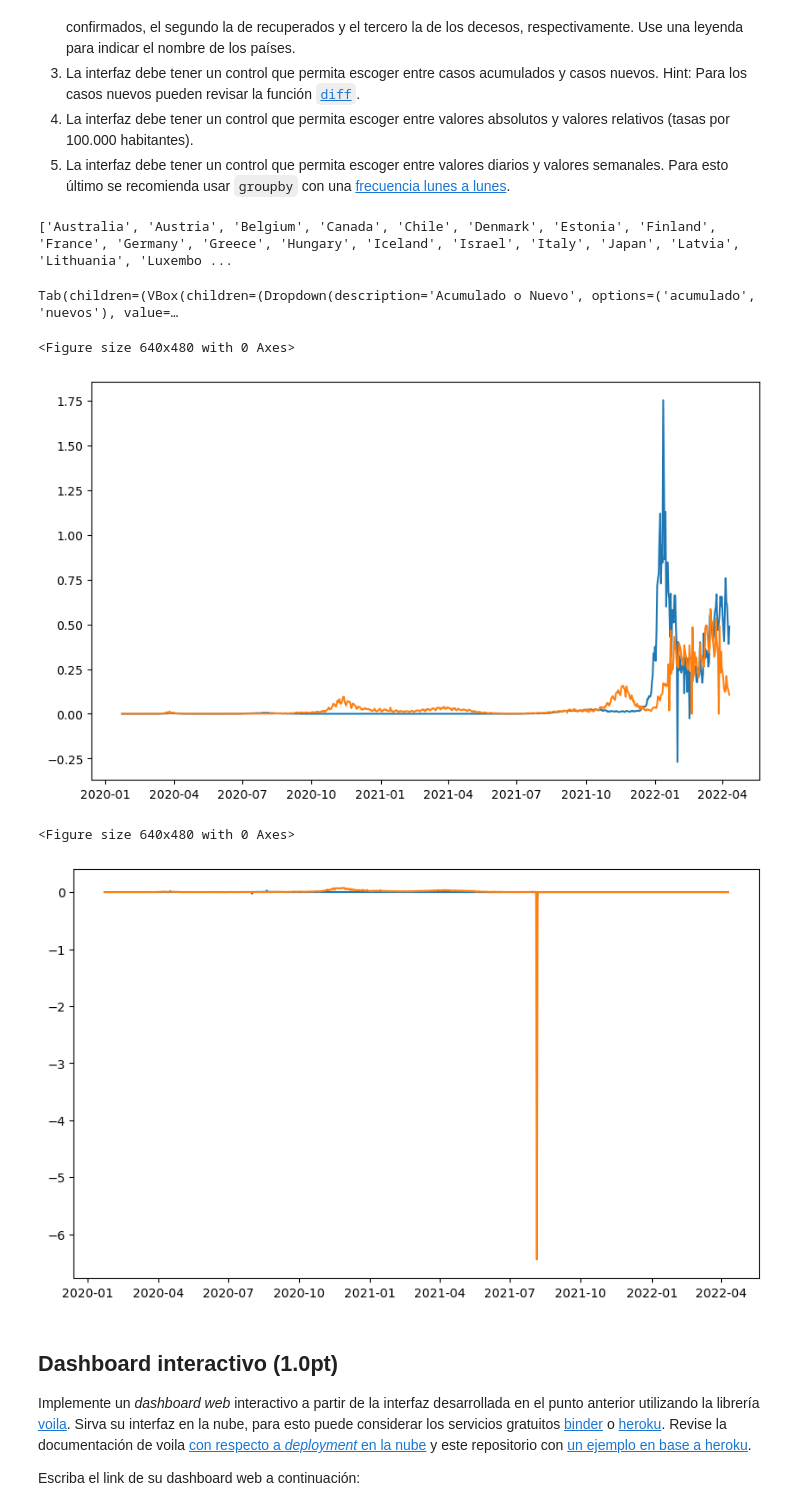
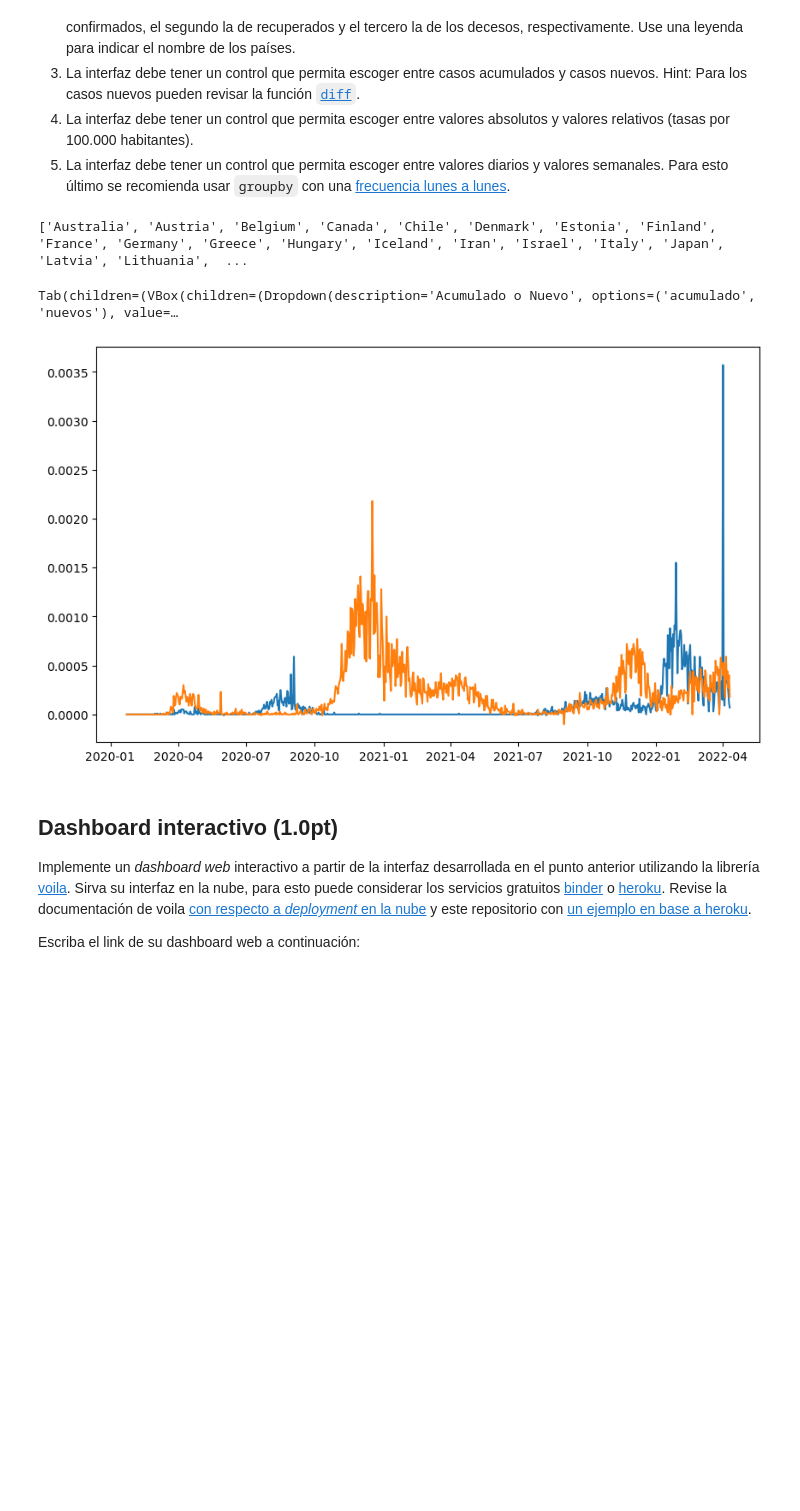
Before and after one commit to phuijse-classroom/info147-tarea-unidad1-lentejascontomate, a Jupyter notebook: enunciado.ipynb, the cells around one changed output. Saved outputs shown, nothing was run; the diff lists cells and outputs as text; code cells hidden in the pictures; blank space fills up the shorter version.

```diff
--- a/enunciado.ipynb
+++ b/enunciado.ipynb
@@ -310,6 +310,6 @@ Zambia                   1
 Zimbabwe                 1
 Name: 2020-04-02 00:00:00, Length: 284, dtype: int64
 # %%
-df_m = df_m.groupby("Country/Region")[df_m.columns].sum()
+df_m = df_m.groupby("Country/Region")[df_m.columns[1:]].sum()
 df_m.head()
 # %% [output]
@@ -591,6 +591,7 @@ df_enero.head()
 | Angola | 8.102827 | 40.095737 | Africa | orange |
 # %%
 # Obtener los códigos alpha-2 de los países
+%matplotlib ipympl
 country_codes = {}
 for country in df_enero.index:
     try:
@@ -600,7 +601,7 @@ for country in df_enero.index:
         print(f"No se encontró el país {country} en la base de datos.")
 
 # Crear el gráfico
-fig, ax = plt.subplots(figsize=(20, 20))
+fig, ax = plt.subplots(figsize=(10, 10))
 pais="Chile"
 pais_size=300
 # Resto de los países
@@ -684,6 +685,7 @@ Zimbabwe       0.321327
 Length: 180, dtype: float64
 # %%
 # Obtener los códigos alpha-2 de los países
+%matplotlib ipympl
 country_codes = {}
 for country in df_enero.index:
     try:
@@ -693,16 +695,16 @@ for country in df_enero.index:
         print(f"No se encontró el país {country} en la base de datos.")
 
 # Crear el gráfico
-fig, ax = plt.subplots(figsize=(20, 20))
+fig, ax = plt.subplots(figsize=(10, 10))
 pais="Chile"
 pais_size=300
-# Resto de los países
+# grafico resto de los países
 mask_resto = df_enero.index != pais
 df_resto = df_enero[mask_resto]
 ax.scatter(df_resto["tasa_2021"], df_resto["tasa_2022"],
            c=df_resto["color"], alpha=0.4)
 
-# País de interés
+#grafico chile
 mask_pais = df_enero.index == pais
 df_pais = df_enero[mask_pais]
 ax.scatter(df_pais["tasa_2021"], df_pais["tasa_2022"],
@@ -766,11 +768,14 @@ df_merged
 df_rec_merged
 df_m_merged
 import ipywidgets as widgets
+from IPython.display import clear_output
 def graficar_casos_confirmados(pais1, pais2,tipo2,tipo3):
+
     plt.figure(figsize=(10, 6))
     #if(tipo1=="Casos Confirmados"):
     if(tipo3=="relativo"):
         if(tipo2=="acumulado"):
+
             plt.plot(df_merged.loc[pais1][:-1].diff()/100000, label=pais1)
             plt.plot(df_merged.loc[pais2][:-1].diff()/100000, label=pais2)
         else:
@@ -785,6 +790,7 @@ def graficar_casos_confirmados(pais1, pais2,tipo2,tipo3):
             plt.plot(df_merged.loc[pais2][:-1], label=pais2)
 
 def graficar_personas_recuperadas(pais1, pais2,tipo2,tipo3):
+
     plt.figure(figsize=(10, 6))
     #elif(tipo1=="Personas Recuperadas"):
     if(tipo3=="relativo"):
@@ -803,6 +809,7 @@ def graficar_personas_recuperadas(pais1, pais2,tipo2,tipo3):
             plt.plot(df_rec_merged.loc[pais2][:-1], label=pais2)
 
 def graficar_cantidad_descesos(pais1, pais2,tipo2,tipo3):
+
     plt.figure(figsize=(10, 6))
     #elif(tipo1=="Cantidad de descesos"):
     if(tipo3=="relativo"):
@@ -838,6 +845,7 @@ for pais in paises:
     except:
         pass
 paises_ocde.append("Iran")
+paises_ocde.sort()
 print(paises_ocde)
 relativo_absoluto=["relativo","absoluto"]
 tipo_codigo=["acumulado","nuevos"]
@@ -846,42 +854,36 @@ tipo_codigo=["acumulado","nuevos"]
 tipo_codigos_widgets=widgets.Dropdown(options=tipo_codigo,value=tipo_codigo[0],description="Acumulado o Nuevo")
 relativo_absoluto_widgets=widgets.Dropdown(options=relativo_absoluto,value=relativo_absoluto[0],description="Relativo o Absoluto")
 pais1_widget = widgets.Dropdown(options=paises_ocde, value=paises_ocde[0], description='País 1:')
 pais2_widget = widgets.Dropdown(options=paises_ocde, value=paises_ocde[1], description='País 2:')
 #widgets.interact(graficar_paises,pais1=pais1_widget,pais2=pais2_widget,tipo1=codigos_graficos_widget,tipo2=tipo_codigos_widgets,tipo3=relativo_absoluto_widgets)
 
 def on_button_clicked(b):
+    if (tab.selected_index == 0):
 
-    if (tab.selected_index == 0):
-        plt.clf()
         graficar_casos_confirmados(pais1_widget.value, pais2_widget.value, tipo_codigos_widgets.value, relativo_absoluto_widgets.value)
     elif(tab.selected_index == 1):
-        plt.clf()
         graficar_personas_recuperadas(pais1_widget.value, pais2_widget.value, tipo_codigos_widgets.value, relativo_absoluto_widgets.value)
     elif(tab.selected_index == 2):
-        plt.clf()
         graficar_cantidad_descesos(pais1_widget.value, pais2_widget.value, tipo_codigos_widgets.value, relativo_absoluto_widgets.value)
 
 button = widgets.Button(description='Graficar')
 button.on_click(on_button_clicked)
 tab=widgets.Tab()
 tab1 = widgets.VBox(children=[tipo_codigos_widgets, relativo_absoluto_widgets, pais1_widget, pais2_widget, button])
 tab2 = widgets.VBox(children=[tipo_codigos_widgets, relativo_absoluto_widgets, pais1_widget, pais2_widget, button])
 tab3 = widgets.VBox(children=[tipo_codigos_widgets, relativo_absoluto_widgets, pais1_widget, pais2_widget, button])
 tab.children = [tab1, tab2, tab3]
 tab.set_title(0, 'Casos Confirmados')
 tab.set_title(1, 'Personas Recuperadas')
 tab.set_title(2, 'Cantidad de descesos')
 
 
 
 display(tab)
 # %% [output]
-['Australia', 'Austria', 'Belgium', 'Canada', 'Chile', 'Denmark', 'Estonia', 'Finland', 'France', 'Germany', 'Greece', 'Hungary', 'Iceland', 'Israel', 'Italy', 'Japan', 'Latvia', 'Lithuania', 'Luxembo ...
+['Australia', 'Austria', 'Belgium', 'Canada', 'Chile', 'Denmark', 'Estonia', 'Finland', 'France', 'Germany', 'Greece', 'Hungary', 'Iceland', 'Iran', 'Israel', 'Italy', 'Japan', 'Latvia', 'Lithuania',  ...
 Tab(children=(VBox(children=(Dropdown(description='Acumulado o Nuevo', options=('acumulado', 'nuevos'), value=…
-<Figure size 640x480 with 0 Axes>
-[figure, old version]
+[figure, new version]
-<Figure size 640x480 with 0 Axes>
-[figure, removed]
 # %% [markdown]
 ## Dashboard interactivo (1.0pt)
 
```
Also changed, not shown: parts of 6 cells of this notebook.
